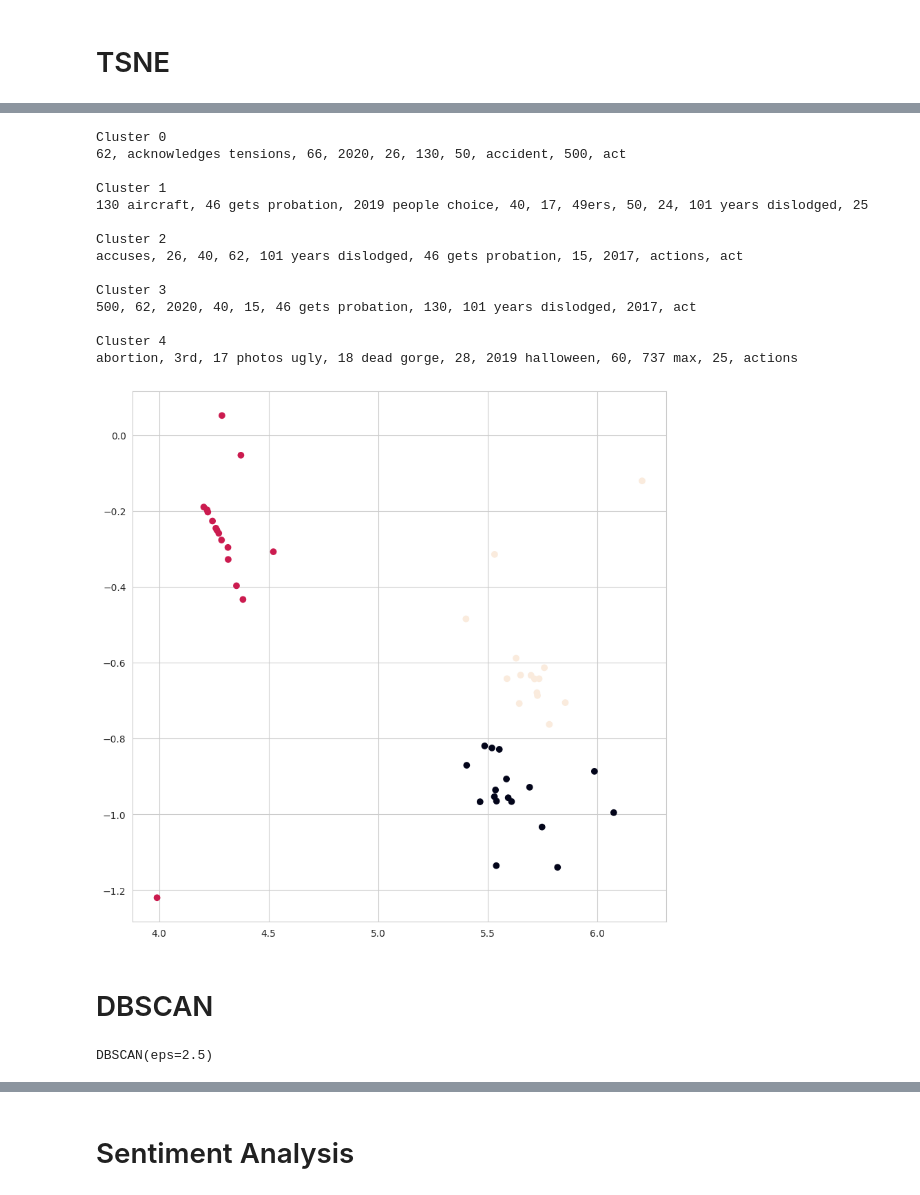
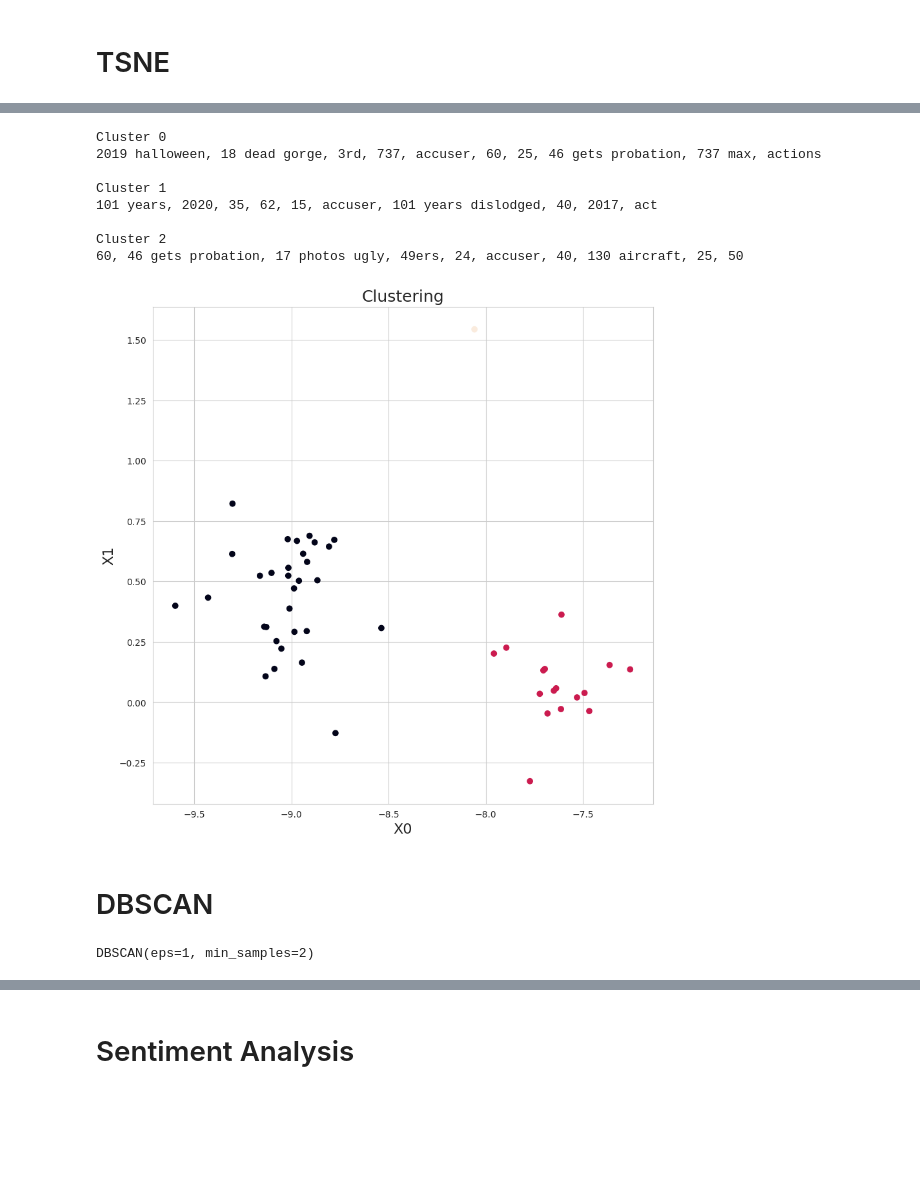
Before and after one commit to anniechiennn/nlp-news-recommendation, a Jupyter notebook: Group5_NLP_News_Recommendation.ipynb, the cells around one changed output, grey strips where cells are left out. Cells and saved outputs as stored; diff of their text form; code cells hidden in the pictures; blank space fills up the shorter version.

```diff
--- a/Group5_NLP_News_Recommendation.ipynb
+++ b/Group5_NLP_News_Recommendation.ipynb
@@ -747,8 +747,8 @@ Text(0.5, 1.0, 'Evaluating optimal k')
 # %% [markdown]
 To conduct sensitivity analysis with hyperparameter tuning, we used the average silhouette score to find the optimal k for k-means clustering. We chose k = 5, since the silhouette score sees a significant drop at k = 6. In addition, for the context of our news corpus, we aim for defining more number of clusters to inspect the different characteristics of these segments.
 # %%
-# Performs K-Means clustering with K = 5
-k = 5
+# Performs K-Means clustering with K = 4
+k = 4
 kmeans = KMeans(n_clusters = k, random_state = 42)
 kmeans.fit(text_vectors)
 cluster_labels = kmeans.labels_
@@ -892,6 +889,6 @@ Text(0.5, 1.0, 'Evaluating optimal k')
 # %%
-# Performs K-Means clustering with K = 5
-k = 5
+# Performs K-Means clustering with K = 3
+k = 3
 kmeans = KMeans(n_clusters = k, random_state = 42)
 kmeans.fit(word_vectors_df)
 cluster_labels = kmeans.labels_
@@ -915,19 +912,13 @@ def get_top_keywords(n_terms, word_vectors_df, feature_names, cluster_labels):
 get_top_keywords(10, word_vectors_df, feature_names, cluster_labels)
 # %% [output]
 Cluster 0
-62, acknowledges tensions, 66, 2020, 26, 130, 50, accident, 500, act
+2019 halloween, 18 dead gorge, 3rd, 737, accuser, 60, 25, 46 gets probation, 737 max, actions
 
 Cluster 1
-130 aircraft, 46 gets probation, 2019 people choice, 40, 17, 49ers, 50, 24, 101 years dislodged, 25
+101 years, 2020, 35, 62, 15, accuser, 101 years dislodged, 40, 2017, act
 
 Cluster 2
-accuses, 26, 40, 62, 101 years dislodged, 46 gets probation, 15, 2017, actions, act
-
-Cluster 3
-500, 62, 2020, 40, 15, 46 gets probation, 130, 101 years dislodged, 2017, act
-
-Cluster 4
-abortion, 3rd, 17 photos ugly, 18 dead gorge, 28, 2019 halloween, 60, 737 max, 25, actions
+60, 46 gets probation, 17 photos ugly, 49ers, 24, accuser, 40, 130 aircraft, 25, 50
 # %%
 word_vectors_df = word_vectors_df.apply(lambda x: pd.to_numeric(x, errors='coerce'))
 
@@ -948,15 +939,18 @@ for value in new_values:
 # %%
 from sklearn.cluster import KMeans
 
 kmeans = KMeans(n_clusters=3)
 kmeans.fit(new_values)
 labels = kmeans.labels_
 
 plt.figure(figsize=(10, 10))
 plt.scatter(x, y, c=labels)
+plt.title("Clustering", fontdict={"fontsize": 18})
+plt.xlabel("X0", fontdict={"fontsize": 16})
+plt.ylabel("X1", fontdict={"fontsize": 16})
 plt.show()
 # %% [output]
-[figure, old version]
+[figure, new version]
 # %% [markdown]
 # DBSCAN
 # %%
@@ -966,10 +960,10 @@ from sklearn.preprocessing import MaxAbsScaler
 from sklearn.cluster import DBSCAN
 from scipy.sparse import coo_matrix
 
-dbscan = DBSCAN(eps=2.5, min_samples=5)
+dbscan = DBSCAN(eps=1, min_samples=2)
 dbscan.fit(word_vectors_df)
 # %% [output]
-DBSCAN(eps=2.5)
+DBSCAN(eps=1, min_samples=2)
 # %%
 cluster_labels = dbscan.labels_
 coords = word_vectors_df
```
Also changed, not shown: parts of 13 cells of this notebook.
